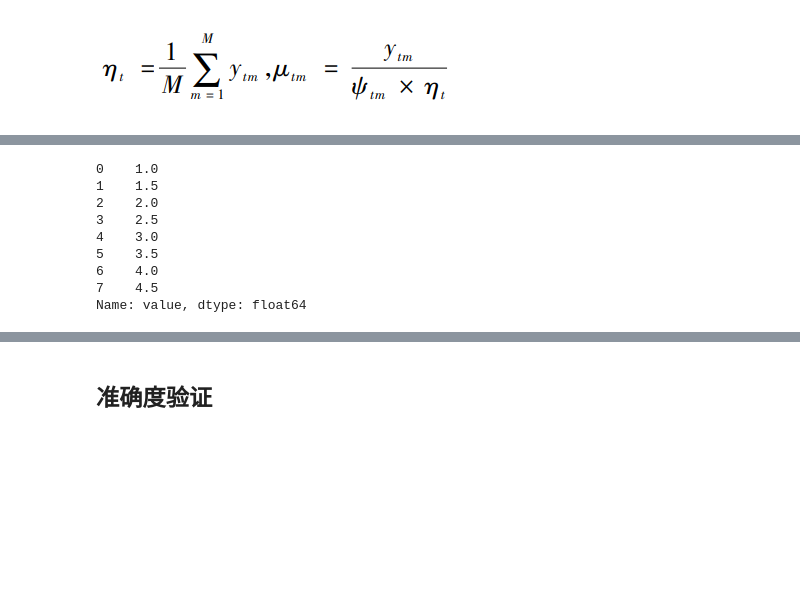
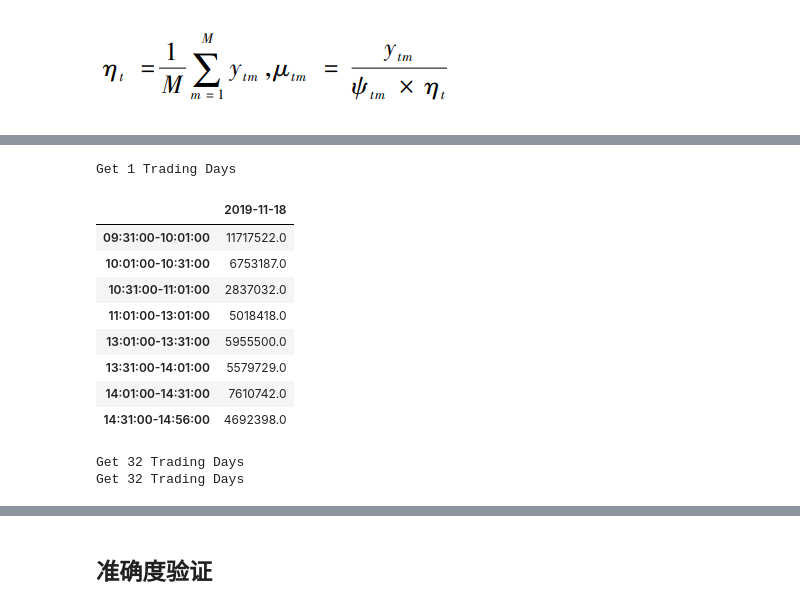
Before and after one commit to GehuaZhang/AlgoExecution, a Jupyter notebook: AlgoExecution.ipynb, the cells around one changed output, grey strips where cells are left out. Saved outputs shown, nothing was run; the diff lists cells and outputs as text; code cells hidden in the pictures; blank space fills up the shorter version.

```diff
--- a/AlgoExecution.ipynb
+++ b/AlgoExecution.ipynb
@@ -304,13 +276,44 @@ dtype: float64
-# %%
-df = pd.DataFrame({"value":[1,2,3,4,5,6,7,8]})
-df['value'].expanding().mean()
-# %% [output]
-0    1.0
-1    1.5
-2    2.0
-3    2.5
-4    3.0
-5    3.5
-6    4.0
-7    4.5
-Name: value, dtype: float64
+# %%
+getVolumePanel(data,datetime.date(2019,11,19),time_length,0)
+# %% [output]
+Get 1 Trading Days
+|  | 2019-11-18 |
+| 09:31:00-10:01:00 | 11717522.0 |
+| 10:01:00-10:31:00 | 6753187.0 |
+| 10:31:00-11:01:00 | 2837032.0 |
+| 11:01:00-13:01:00 | 5018418.0 |
+| 13:01:00-13:31:00 | 5955500.0 |
+| 13:31:00-14:01:00 | 5579729.0 |
+| 14:01:00-14:31:00 | 7610742.0 |
+| 14:31:00-14:56:00 | 4692398.0 |
+# %%
+N=45
+current_date = datetime.date(2019,11,27)
+current_time = datetime.time(10,30,00)
+time_length = datetime.time(00,30,00)
+panel_df=getVolumePanel(data,current_date,time_length,N)
+
+def volumePredictPanel(data,current_date,time_length,alpha,beta,N):
+  panel_df = getVolumePanel(data,current_date,time_length,N)
+  m,k = panel_df.shape
+  eta,mu,psi = volumeFactorization(panel_df)
+  eta_bar = exponentialSmoothing(alpha,eta)
+  tmp_dict = {}
+  for idx in mu.index:
+    tmp_dict[idx]=(exponentialSmoothing(beta,mu.loc[idx,:]))
+  mu_bar = pd.DataFrame(tmp_dict).T
+
+  psi_pred = psi.iloc[:,-1]
+  eta_pred = eta_bar[-1]*(1-alpha)+eta[-1]*alpha
+  mu_pred=(1-beta)*mu_bar.iloc[:,-1]+beta*mu.iloc[:,-1]
+
+  vol_pred = psi_pred*eta_pred*mu_pred
+  ratio_pred = vol_pred/(m*eta_pred)
+  vol_pred.rename(current_date,inplace=True)
+  ratio_pred.rename(current_date,inplace=True)
+  return [vol_pred,ratio_pred]
+
+vol_pred,ratio_pred = volumePredictPanel(data,current_date,time_length,0.2,0.2,N)
+# %% [output]
+Get 32 Trading Days
+Get 32 Trading Days
```
Also changed, not shown: parts of 15 cells of this notebook.
